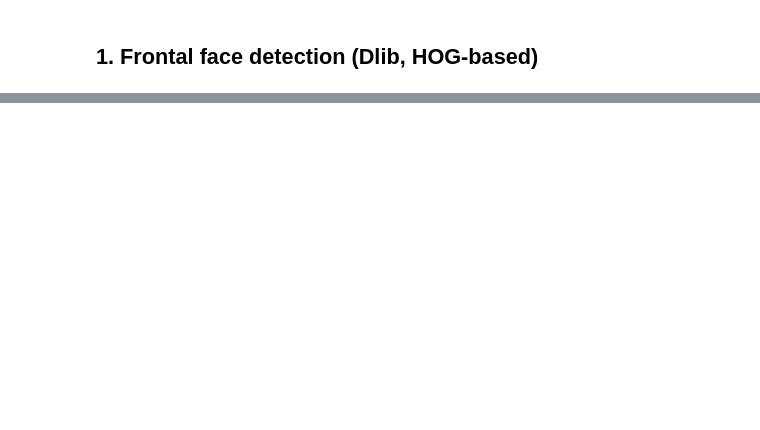
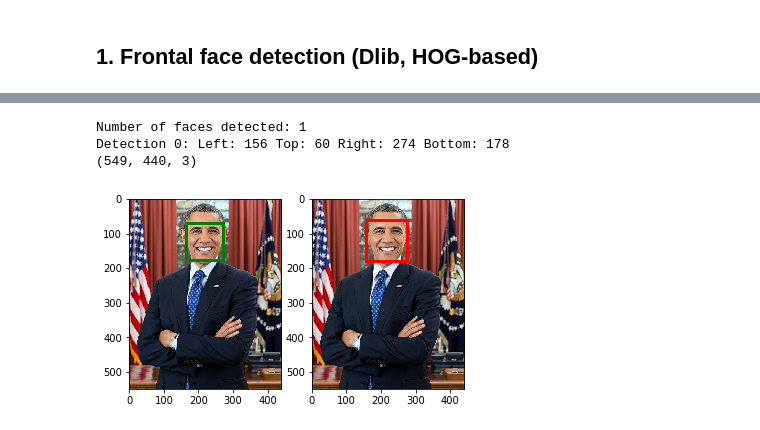
Before and after one commit to ys7yoo/PiFace, a Jupyter notebook: face_detection.ipynb, the cells around one changed output, grey strips where cells are left out. Saved outputs shown, nothing was run; the diff lists cells and outputs as text; code cells hidden in the pictures; blank space fills up the shorter version.

Commit message:
compare HOG and CNN

```diff
--- a/face_detection.ipynb
+++ b/face_detection.ipynb
@@ -76,0 +91,33 @@ Detection [(163, 68) (270, 175)], score: 2.3003366627229567, face_type:0
+# %%
+import dlib
+from skimage import io
+
+# CNN-based multi-view face detector
+# You can get the model from file from http://dlib.net/files/mmod_human_face_detector.dat.bz2"
+cnn_face_detector = dlib.cnn_face_detection_model_v1("mmod_human_face_detector.dat")
+
+dets_cnn = cnn_face_detector(img, 1)
+
+print("Number of faces detected: {}".format(len(dets_cnn)))
+for i, d in enumerate(dets_cnn):
+    print("Detection {}: Left: {} Top: {} Right: {} Bottom: {}".format(
+          i, d.rect.left(), d.rect.top(), d.rect.right(), d.rect.bottom()))
+
+# output is slightly different for CNN-based detector (it has rect and confidence)
+# choose rect only
+rects_cnn = dlib.rectangles()
+rects_cnn.extend([d.rect for d in dets_cnn])
+
+# plot results (compare HOG and CNN)
+print(img.shape)
+fig1 = plt.figure()
+ax1 = fig1.add_subplot(121, aspect='equal')
+plotImgRect(ax1, img, dets, color="green")
+ax1 = fig1.add_subplot(122, aspect='equal')
+plotImgRect(ax1, img, rects_cnn, color="red")
+fig1.savefig('detected_faces_HOG_vs_CNN.png', dpi=90, bbox_inches='tight')
+# %% [output]
+Number of faces detected: 1
+Detection 0: Left: 156 Top: 60 Right: 274 Bottom: 178
+(549, 440, 3)
+[figure, added]
```
Also changed, not shown: parts of 7 cells of this notebook.
